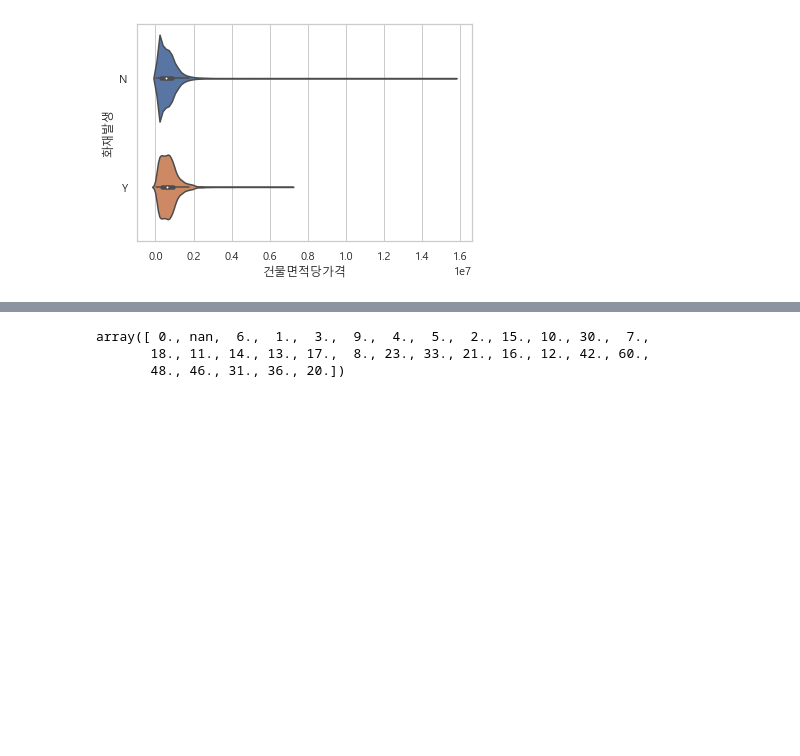
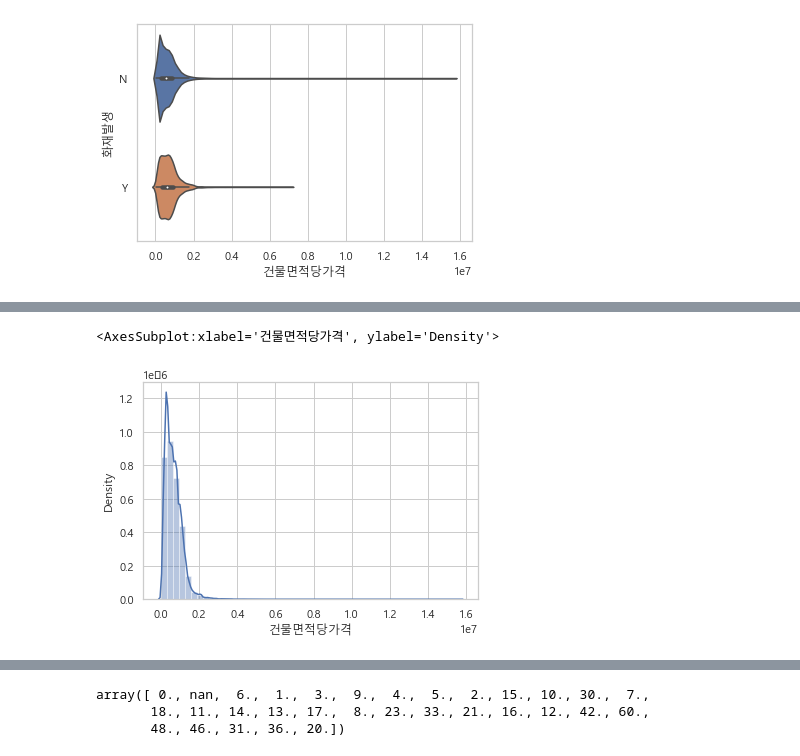
Before and after one commit to Jihwan98/2021-1, a Jupyter notebook: Data_Science/final_report.ipynb, the cells around one changed output, grey strips where cells are left out. Drawn from its saved outputs; the diff is of its cells as text; code cells hidden in the pictures; blank space fills up the shorter version.

```diff
--- a/Data_Science/final_report.ipynb
+++ b/Data_Science/final_report.ipynb
@@ -424,0 +629,5 @@ sns.violinplot(x='건물면적당가격', y="화재발생", data=df)
+# %%
+sns.distplot(df["건물면적당가격"], bins=50)
+# %% [output]
+<AxesSubplot:xlabel='건물면적당가격', ylabel='Density'>
+[figure, added]
```
Also changed, not shown: parts of 80 cells of this notebook.
